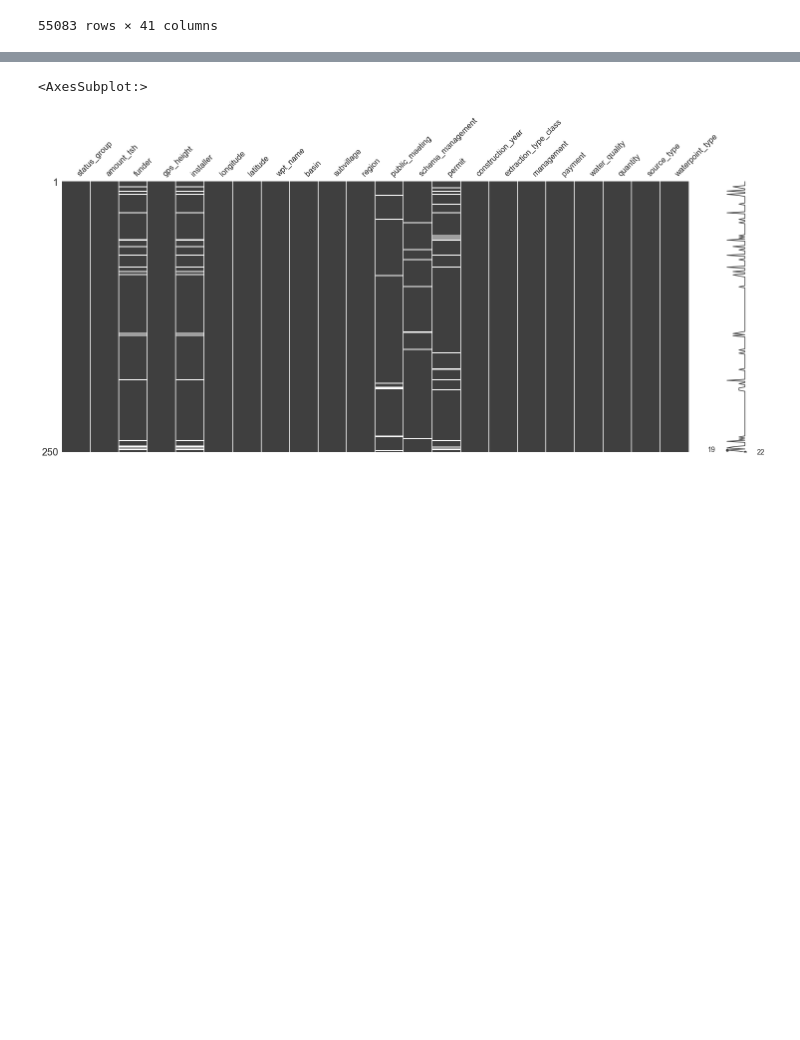
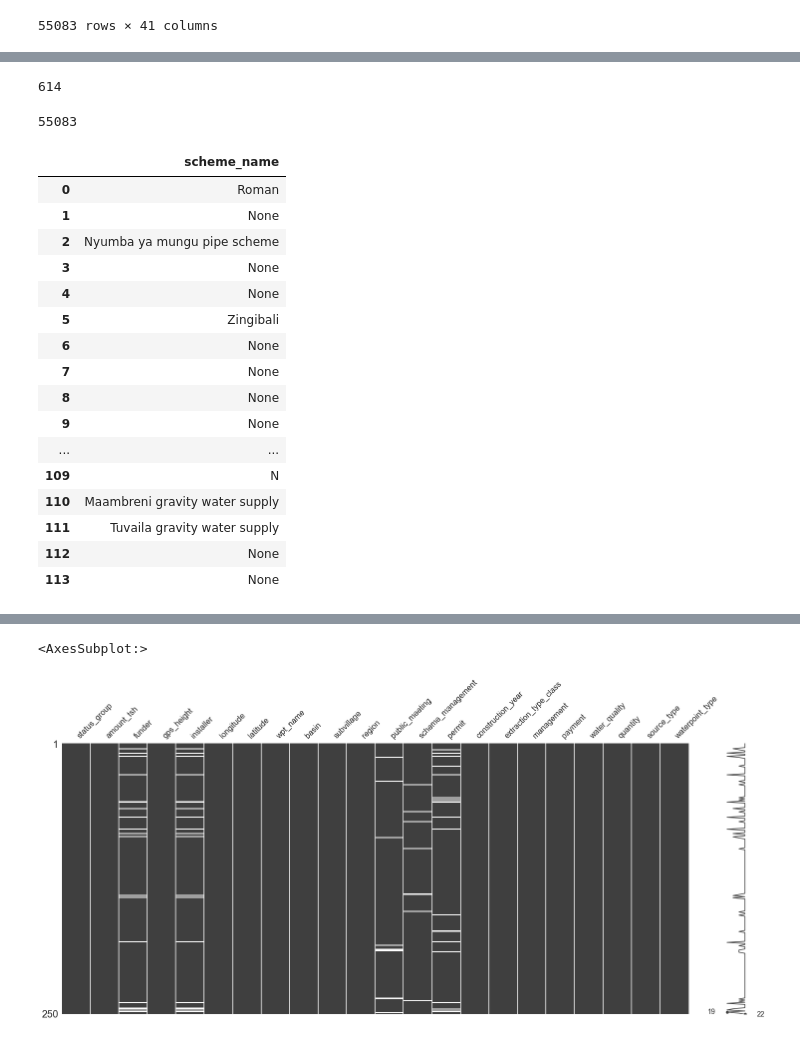
Before and after one commit to ayeejoeey/Binary-Classification-Model-Predicting-Functionality-Of-WaterPipelines-In-Tanzania, a Jupyter notebook: Notebook/Full_Notebook.ipynb, the cells around one changed output, grey strips where cells are left out. Cells and saved outputs as stored; diff of their text form; code cells hidden in the pictures; blank space fills up the shorter version.

```diff
--- a/Notebook/Full_Notebook.ipynb
+++ b/Notebook/Full_Notebook.ipynb
@@ -70,0 +171,22 @@ df3 = pd.read_csv('Tanzanian_Datasets/Dataset-3.csv')
+# %%
+# To query this data, I am using pandasql which recognizes any pandas dataframe to be able to call or query them
+# the same way you would have done with a SQL Table.
+# pandasql uses SQLite syntax.
+
+# There is one function used the most from this library which is 'sqldf' and it takes two parameters.
+# One parameter is an SQL query in string format and the other is a set of session/environment variables(globals() or locals(()))
+# It becomes tedious to specify globals() or locals(), hence whenever you import the library,
+# so I am going to run this helper function to make things simple going forward
+
+pysqldf = lambda q: sqldf(q, globals())
+
+
+# Query df1 and df2 to be joined on the 'id' column
+
+df = pysqldf("""SELECT * FROM df1
+                JOIN df2
+                ON df1.id = df2.id;""")
+
+# This line of code helps to let my view all columns of the dataframe
+
+pd.set_option('display.max_columns', None)
@@ -70,0 +216,3 @@ df3 = pd.read_csv('Tanzanian_Datasets/Dataset-3.csv')
+# %%
+## one hot code for getting rid of duplicated columns
+DF = df.loc[:,~df.columns.duplicated()]
@@ -132,3 +277,0 @@ df[df['status_group'] == 'functional needs repair']
-# %%
-## one hot code for getting rid of duplicated columns which in this case was the 'id' column
-DF = df.loc[:,~df.columns.duplicated()].copy()
@@ -280 +427,29 @@ DF
+# %%
+len(DF[DF['scheme_name'] == 'None'])
+# %% [output]
+614
+# %%
+len(DF['scheme_name'])
+# %% [output]
+55083
+# %%
+DF[['scheme_name']].head(101)
+# %% [output]
+|  | scheme_name |
+| 0 | Roman |
+| 1 | None |
+| 2 | Nyumba ya mungu pipe scheme |
+| 3 | None |
+| 4 | None |
+| 5 | Zingibali |
+| 6 | None |
+| 7 | None |
+| 8 | None |
+| 9 | None |
+| ... | ... |
+| 109 | N |
+| 110 | Maambreni gravity water supply |
+| 111 | Tuvaila gravity water supply |
+| 112 | None |
+| 113 | None |
 # %%
```
Also changed, not shown: parts of 47 cells of this notebook.
